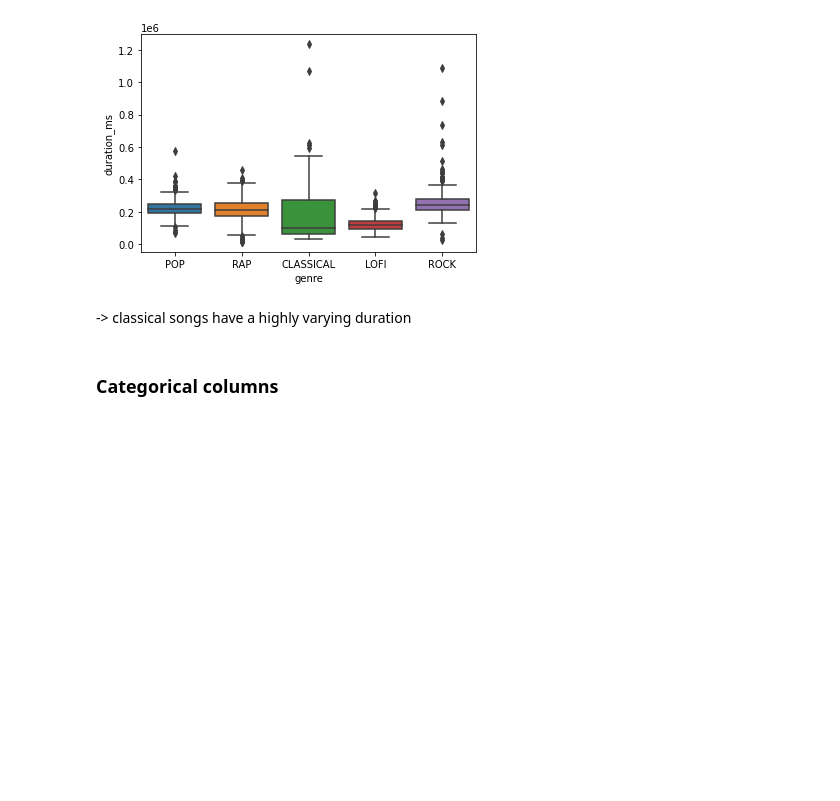
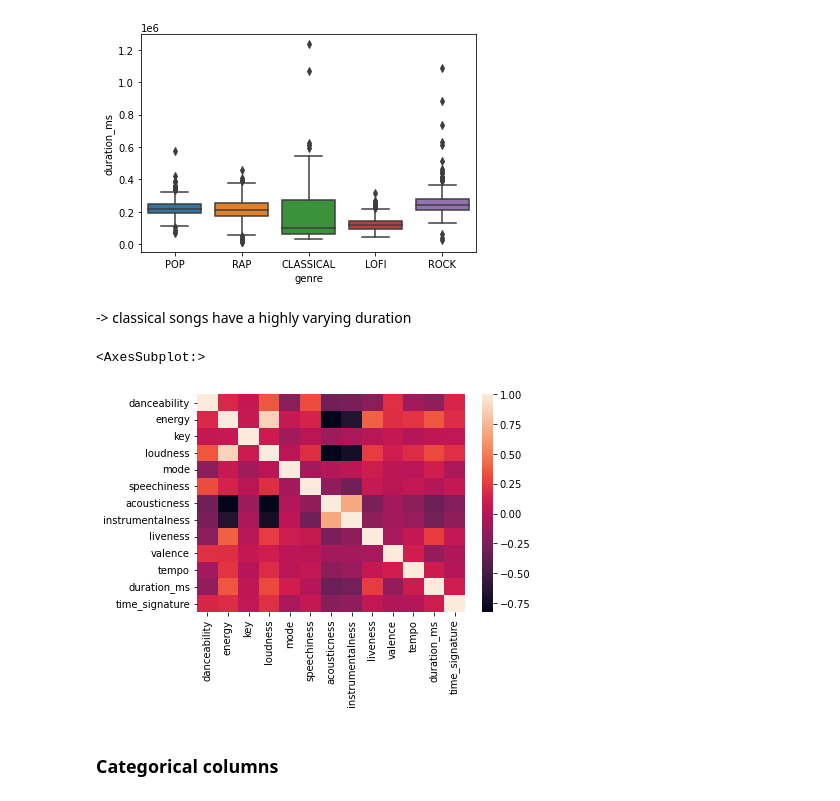
Before and after one commit to shailx383/genre-prediction-model, a Jupyter notebook: genre_classification.ipynb, the cells around one changed output. Cells and saved outputs as stored; diff of their text form; code cells hidden in the pictures; blank space fills up the shorter version.

```diff
--- a/genre_classification.ipynb
+++ b/genre_classification.ipynb
@@ -145,6 +145,11 @@ sns.boxplot(x=genre_df['genre'], y=genre_df['duration_ms'])
 [figure]
 # %% [markdown]
 -> classical songs have a highly varying duration
+# %%
+sns.heatmap(genre_df.drop(['Unnamed: 0'], axis = 1).corr())
+# %% [output]
+<AxesSubplot:>
+[figure, added]
 # %% [markdown]
 ### Categorical columns
 # %% [markdown]
```
Also changed, not shown: parts of 9 cells of this notebook, 3 other files.
